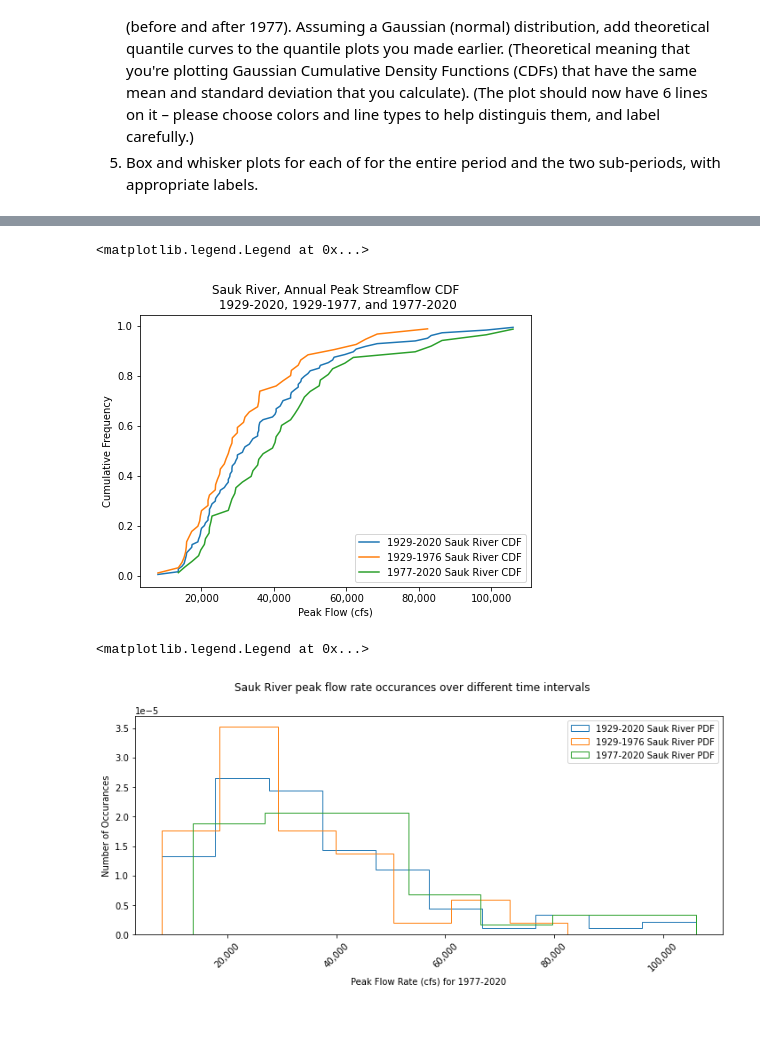
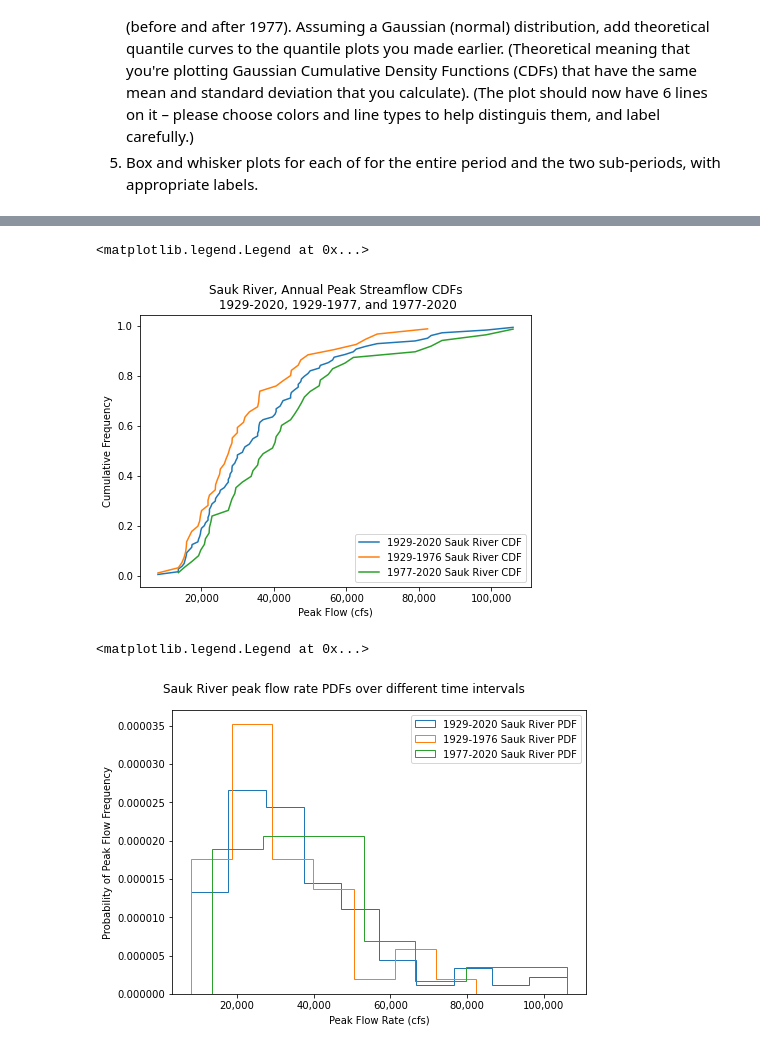
Before and after one commit to dlhogan97/CEWA565, a Jupyter notebook: Week-1/HW-1/HW-1-dlhogan.ipynb, the cells around one changed output, grey strips where cells are left out. Drawn from its saved outputs; the diff is of its cells as text; code cells hidden in the pictures; blank space fills up the shorter version.

```diff
--- a/Week-1/HW-1/HW-1-dlhogan.ipynb
+++ b/Week-1/HW-1/HW-1-dlhogan.ipynb
@@ -108,36 +109,32 @@ def cunnane_quantile(df, column_name):
     return ranked_df
 # %%
 # B.2. Plot CDFs
-fig, ax = plt.subplots(1, 1, figsize=(7, 5))
+fig, ax1 = plt.subplots(1, 1, figsize=(7, 5))
 for i,(dates,df) in enumerate(sauk_river_peaks.items()):
     sauk_quant = cunnane_quantile(df,'peak_va')
-    ax.plot(sauk_quant['peak_va'],sauk_quant['cunnane_plotting_position'], label='{} Sauk River CDF'.format(dates))
-ax.set_xlabel('Peak Flow (cfs)')
-ax.set_ylabel('Cumulative Frequency')
-ax.get_xaxis().set_major_formatter(mticker.FuncFormatter(lambda x, p: format(int(x), ','))) # reference 2
-ax.set_title('Sauk River, Annual Peak Streamflow CDF\n 1929-2020, 1929-1977, and 1977-2020')
-ax.legend()
+    ax1.plot(sauk_quant['peak_va'],sauk_quant['cunnane_plotting_position'], label='{} Sauk River CDF'.format(dates))
+ax1.set_xlabel('Peak Flow (cfs)')
+ax1.set_ylabel('Cumulative Peak Flow Frequency')
+ax1.get_xaxis().set_major_formatter(mticker.FuncFormatter(lambda x, p: format(int(x), ','))) # reference 2
+ax1.set_title('Sauk River, Annual Peak Streamflow CDFs\n 1929-2020, 1929-1977, and 1977-2020')
+ax1.legend()
 # %% [output]
 <matplotlib.legend.Legend at 0x...>
-[figure, old version]
+[figure, new version]
 # %%
 # B.3. Plot PDFs
-# store each dataframe in dictionary for later reference
-sauk_river_peaks = {'1929-2020':sauk_peaks,
-                    '1929-1976':sauk_peaks_pre_1977,
-                    '1977-2020':sauk_peaks_post_1977}
 # set up subplots
-fig, ax = plt.subplots(1,1, figsize=(10,5), tight_layout=True)
-fig.suptitle('Sauk River peak flow rate occurances over different time intervals')
+fig, ax2 = plt.subplots(1,1, figsize=(7,5), tight_layout=True)
+fig.suptitle('Sauk River peak flow rate PDFs over different time intervals')
 colour = ['red','blue','green']
 # for loop used to plot histograms for each time series of Sauk River peak data
 for i,(dates,df) in enumerate(sauk_river_peaks.items()):
-    ax.hist(df['peak_va'], bins='sqrt', fc=colour[i], density=True, histtype='step', label='{} Sauk River PDF'.format(dates))
-    ax.set_xlabel('Peak Flow Rate (cfs) for {}'.format(dates))
-    ax.set_ylabel('Number of Occurances')
-    ax.set_xticklabels(axs[i].get_xticks(), rotation = 45) # reference 1
-    ax.get_xaxis().set_major_formatter(mticker.FuncFormatter(lambda x, p: format(int(x), ','))) # reference 2
-ax.legend()
+    ax2.hist(df['peak_va'], bins='sqrt', fc=colour[i], density=True, histtype='step', label='{} Sauk River PDF'.format(dates))
+ax2.ticklabel_format(style='plain') # reference 4
+ax2.set_xlabel('Peak Flow Rate (cfs)')
+ax2.set_ylabel('Probability of Peak Flow Frequency')
+ax2.get_xaxis().set_major_formatter(mticker.FuncFormatter(lambda x, p: format(int(x), ','))) # reference 2
+ax2.legend()
 # %% [output]
 <matplotlib.legend.Legend at 0x...>
-[figure, old version]
+[figure, new version]
```
Also changed, not shown: parts of 7 cells of this notebook, 3 other files.
